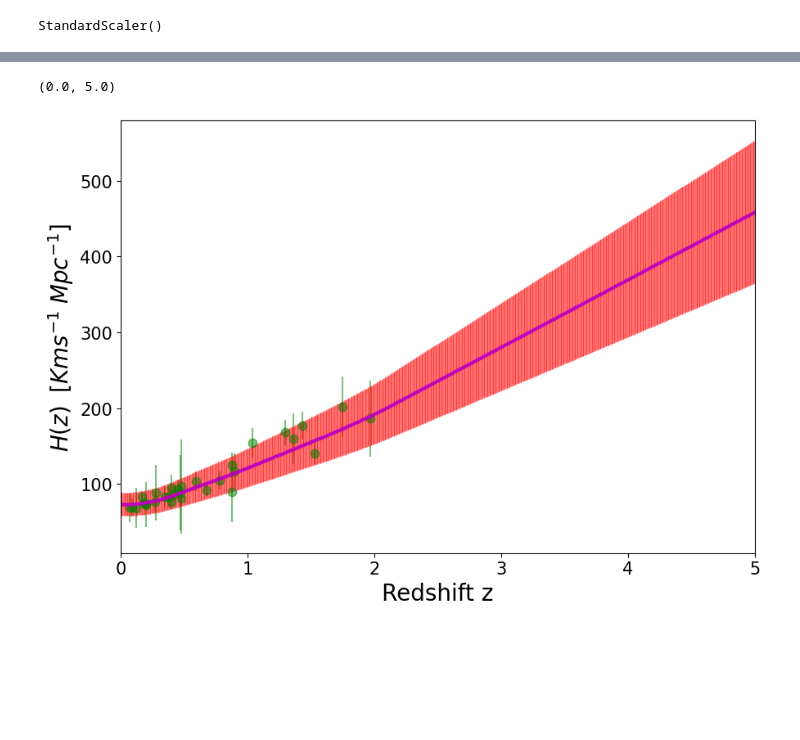
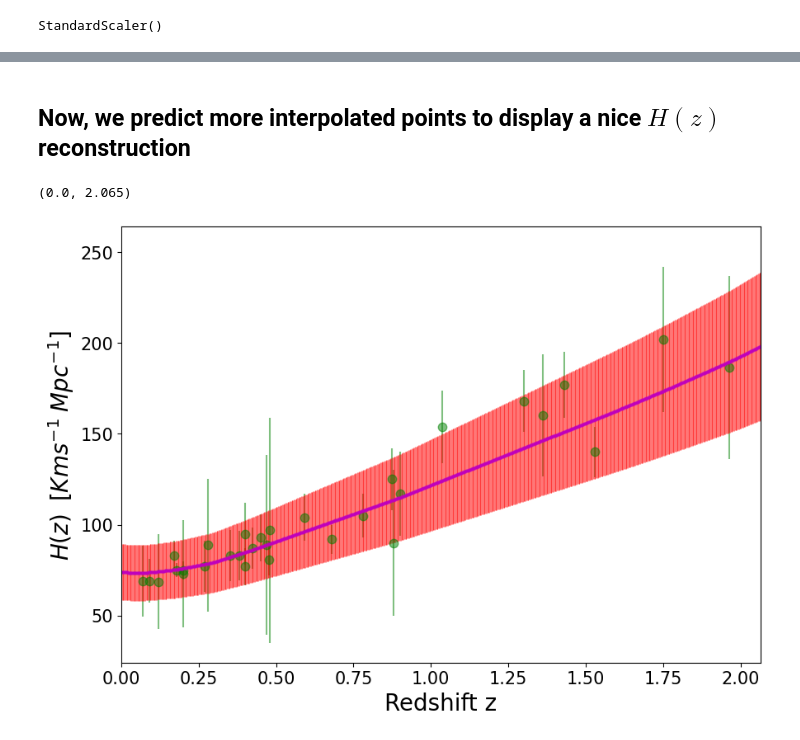
Before and after one commit to igomezv/crann, a Jupyter notebook: loadHzFFNN.ipynb, the cells around one changed output, grey strips where cells are left out. Drawn from its saved outputs; the diff is of its cells as text; code cells hidden in the pictures; blank space fills up the shorter version.

Commit message:
add figures to Hz notebook

```diff
--- a/loadHzFFNN.ipynb
+++ b/loadHzFFNN.ipynb
@@ -30,21 +86,23 @@ StandardScaler()
+# %% [markdown]
+## Now, we predict more interpolated points to display a nice $H(z)$ reconstruction
 # %%
-ranz = np.linspace(0, 5, 1000)
+ranz = np.linspace(0, 2.2, 1000)
 r = scalerz.transform(ranz.reshape(-1, 1))
 pred_random = model.predict(r)
 rr = scalerz.inverse_transform(r.reshape(-1,1))
 # %%
 plt.figure(figsize=(10, 7), dpi=100)
 plt.errorbar(z, y[:,0], y[:,1], fmt='g.', markersize=15, label='Observations', alpha=0.5)
 plt.errorbar(ranz, pred_random[:,0], pred_random[:,1], markersize=2, fmt='o',
              ecolor='r', capthick=2, elinewidth=0.8, alpha=0.5, c='m')
 plt.xlabel("Redshift z", fontsize=20)
 plt.xticks(fontsize=15)
 plt.yticks(fontsize=15)
 
 # plt.text( 0.1, 280, "$MSE_{val} =  634.5$", fontsize=20 )
 # plt.text( 0.1, 240, "$\Delta MSE_{val} = 54.0$", fontsize=20 )
 plt.ylabel("$H(z) \;\; [Kms^{-1} \; Mpc^{-1}]$", fontsize=20)
-plt.xlim(0, 5)
+plt.xlim(0, max(z)+0.1)
 # %% [output]
-(0.0, 5.0)
+(0.0, 2.065)
-[figure, old version]
+[figure, new version]
```
Also changed, not shown: parts of 7 cells of this notebook.
